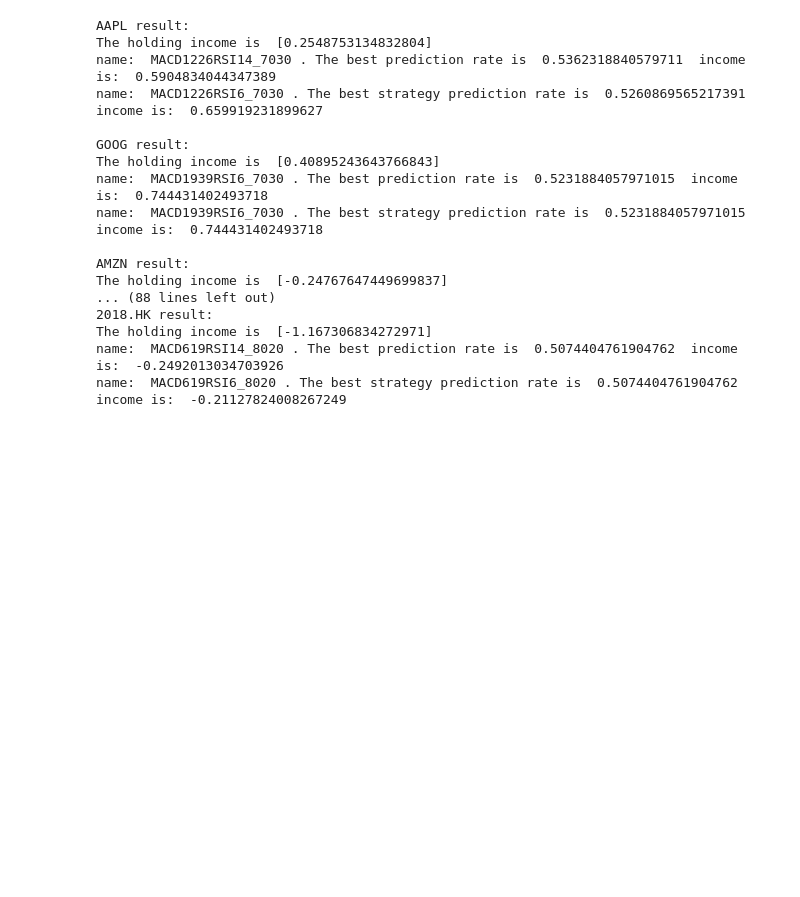
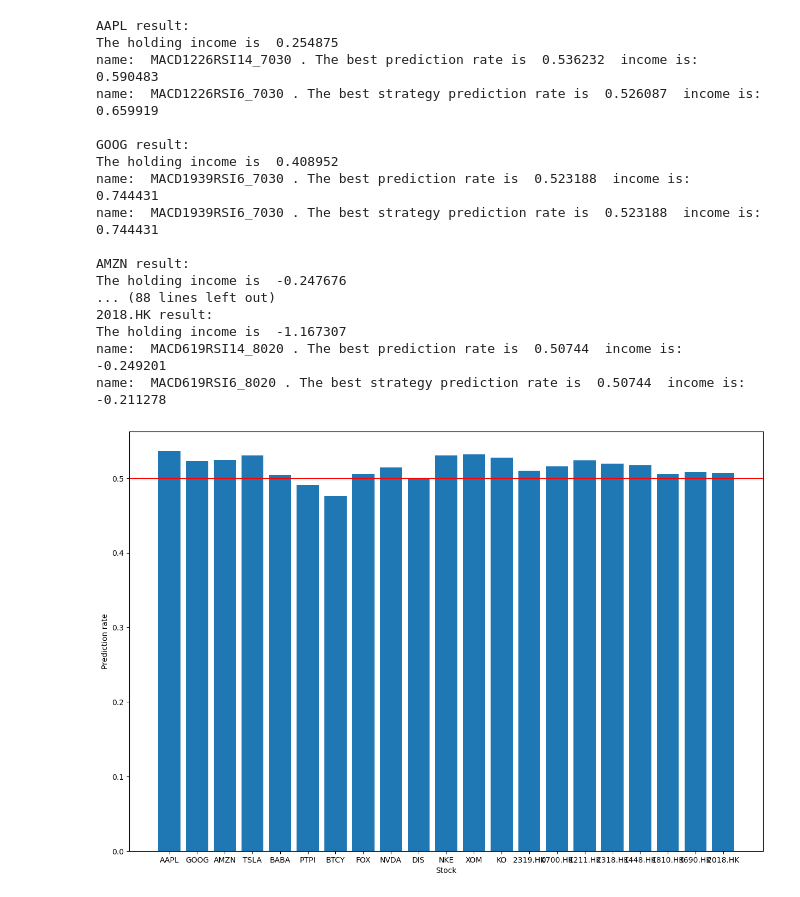
Before and after one commit to Kevinthinker168/ARIN7600-Capstone, a Jupyter notebook: Liangfan Xiao analysis/指标择优(Best result for 2 years).ipynb, the cells around one changed output. Saved outputs shown, nothing was run; the diff lists cells and outputs as text; code cells hidden in the pictures; blank space fills up the shorter version.

```diff
--- a/Liangfan Xiao analysis/指标择优(Best result for 2 years).ipynb
+++ b/Liangfan Xiao analysis/指标择优(Best result for 2 years).ipynb
@@ -24,32 +24,55 @@ stock_name=["AAPL","GOOG","AMZN","TSLA","BABA","PTPI","BTCY",'FOX',"NVDA","DIS",
 # start="2020-12-31"
 # end="2022-12-31"
 # stock_name=["AAPL","GOOG","AMZN","TSLA","BABA","0700.HK","1211.HK","PTPI","BTCY","1013.hk","0567.hk","6133.hk"]
+
+prediction_rate=[]
+strategy=[]
+holding=[]
 for i in stock_name:
     print(i+" result:")
     result=Best_result(i,start,end)
 
     best_prediction_rate=result[0]
     best_strategy=result[1]
-    holding_income= result[2]
-    print("The holding income is ",holding_income)
-    print("name: ",best_prediction_rate[2],". The best prediction rate is ",best_prediction_rate[0]," income is: ",best_prediction_rate[1])
-    print("name: ",best_strategy[2],". The best strategy prediction rate is ",best_strategy[0]," income is: ",best_strategy[1])
+    holding_income=result[2]
+
+    prediction_rate.append(best_prediction_rate[0])
+    strategy.append(best_strategy[1])
+    holding.append(holding_income[0])
+
+    print("The holding income is ",round(holding_income[0],6))
+    print("name: ",best_prediction_rate[2],". The best prediction rate is ",round(best_prediction_rate[0],6)," income is: ",round(best_prediction_rate[1],6))
+    print("name: ",best_strategy[2],". The best strategy prediction rate is ",round(best_strategy[0],6)," income is: ",round(best_strategy[1],6))
     print()
 # %% [output]
 AAPL result:
-The holding income is  [0.2548753134832804]
-name:  MACD1226RSI14_7030 . The best prediction rate is  0.5362318840579711  income is:  0.5904834044347389
-name:  MACD1226RSI6_7030 . The best strategy prediction rate is  0.5260869565217391  income is:  0.659919231899627
+The holding income is  0.254875
+name:  MACD1226RSI14_7030 . The best prediction rate is  0.536232  income is:  0.590483
+name:  MACD1226RSI6_7030 . The best strategy prediction rate is  0.526087  income is:  0.659919
 
 GOOG result:
-The holding income is  [0.40895243643766843]
-name:  MACD1939RSI6_7030 . The best prediction rate is  0.5231884057971015  income is:  0.744431402493718
-name:  MACD1939RSI6_7030 . The best strategy prediction rate is  0.5231884057971015  income is:  0.744431402493718
+The holding income is  0.408952
+name:  MACD1939RSI6_7030 . The best prediction rate is  0.523188  income is:  0.744431
+name:  MACD1939RSI6_7030 . The best strategy prediction rate is  0.523188  income is:  0.744431
 
 AMZN result:
-The holding income is  [-0.24767647449699837]
+The holding income is  -0.247676
 ... (88 lines left out)
 2018.HK result:
-The holding income is  [-1.167306834272971]
-name:  MACD619RSI14_8020 . The best prediction rate is  0.5074404761904762  income is:  -0.2492013034703926
-name:  MACD619RSI6_8020 . The best strategy prediction rate is  0.5074404761904762  income is:  -0.21127824008267249
+The holding income is  -1.167307
+name:  MACD619RSI14_8020 . The best prediction rate is  0.50744  income is:  -0.249201
+name:  MACD619RSI6_8020 . The best strategy prediction rate is  0.50744  income is:  -0.211278
+# %%
+plt.figure(figsize=(15, 10))
+plt.bar(stock_name, prediction_rate)
+
+plt.axhline(y=0.5, color='red')
+# 添加标签和标题
+plt.xlabel('Stock')
+plt.ylabel('Prediction rate')
+
+plt.savefig('21stocks_prediciton_bar.png')
+# 显示图形
+plt.show()
+# %% [output]
+[figure, added]
```
Also changed, not shown: parts of 4 cells of this notebook, 4 other files.
